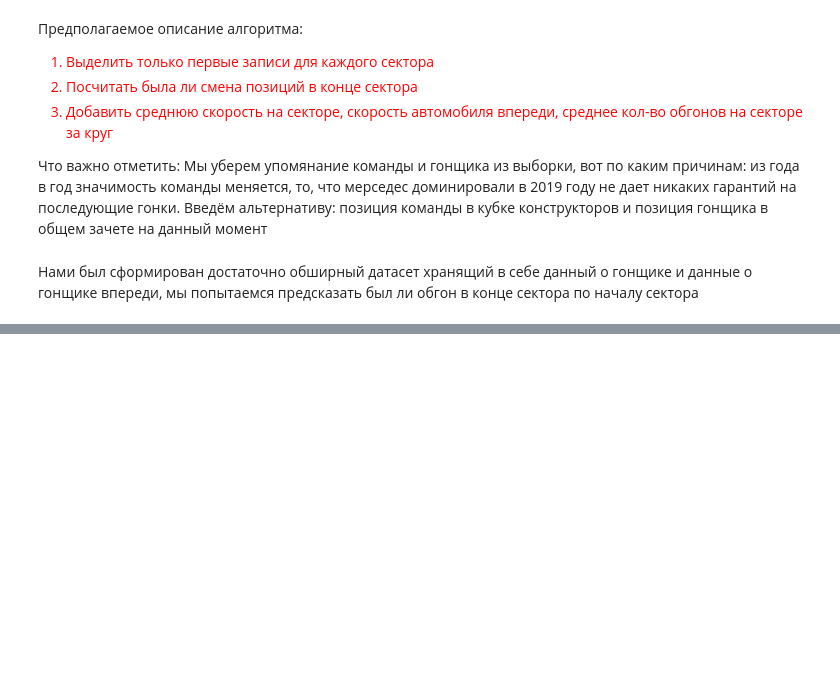
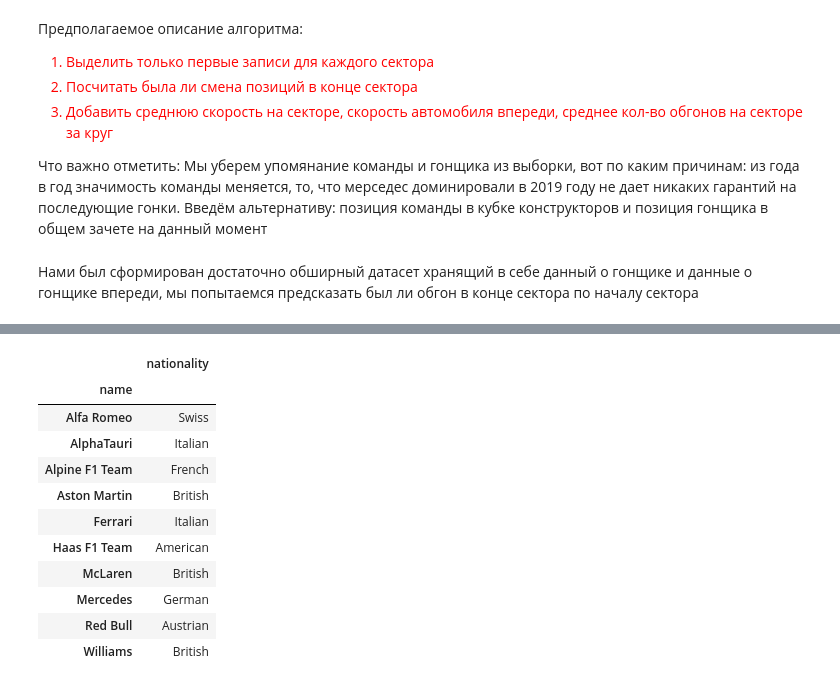
Before and after one commit to BuzzErR/f1analysis, a Jupyter notebook: Formula/main.ipynb, the cells around one changed output, grey strips where cells are left out. Drawn from its saved outputs; the diff is of its cells as text; code cells hidden in the pictures; blank space fills up the shorter version.

```diff
--- a/Formula/main.ipynb
+++ b/Formula/main.ipynb
@@ -360,0 +403,19 @@ X.fillna()
+# %%
+constructors = requests.get(f'http://ergast.com/api/f1/{selected_season}/{selected_race}/constructors.json').json()['MRData']['ConstructorTable']['Constructors']
+constructors = pd.DataFrame.from_dict(constructors)
+constructors.drop(columns=['url', 'constructorId'], inplace=True)
+constructors = constructors.set_index(['name'])
+constructors
+# %% [output]
+|  | nationality |
+| name |  |
+| Alfa Romeo | Swiss |
+| AlphaTauri | Italian |
+| Alpine F1 Team | French |
+| Aston Martin | British |
+| Ferrari | Italian |
+| Haas F1 Team | American |
+| McLaren | British |
+| Mercedes | German |
+| Red Bull | Austrian |
+| Williams | British |
```
Also changed, not shown: parts of 20 cells of this notebook, 1 other file.
